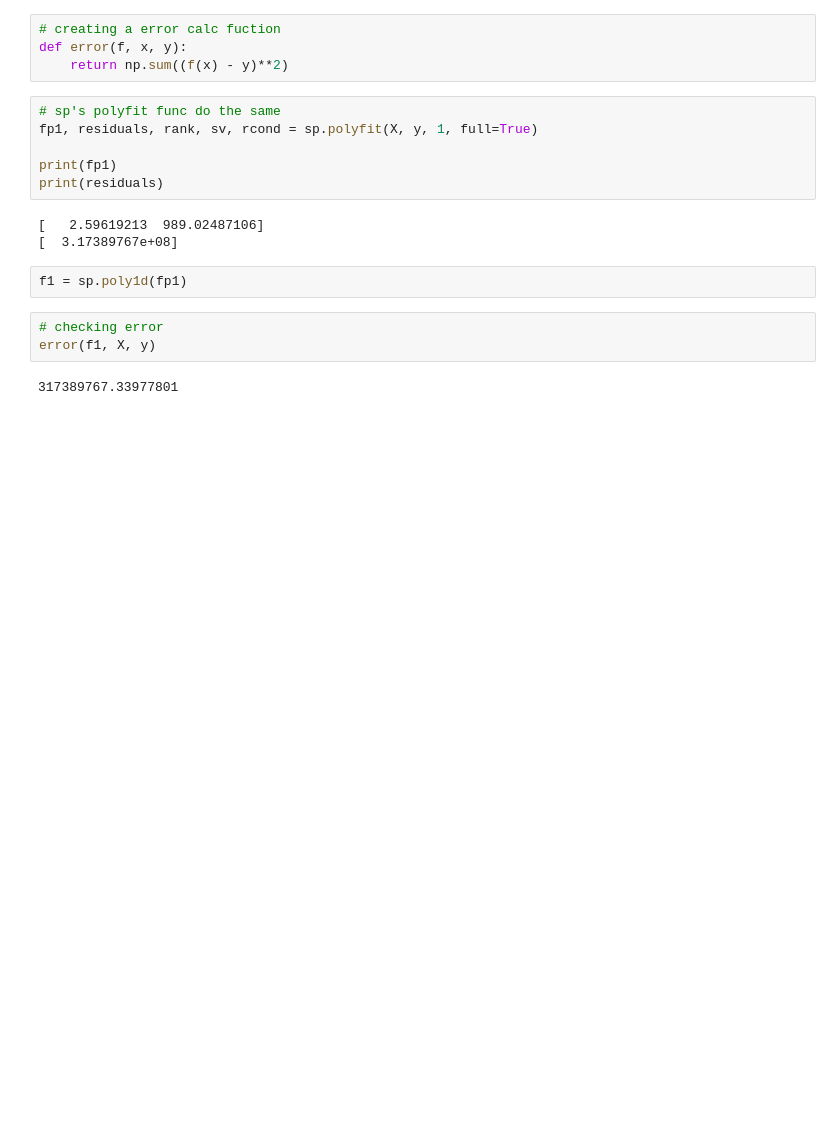
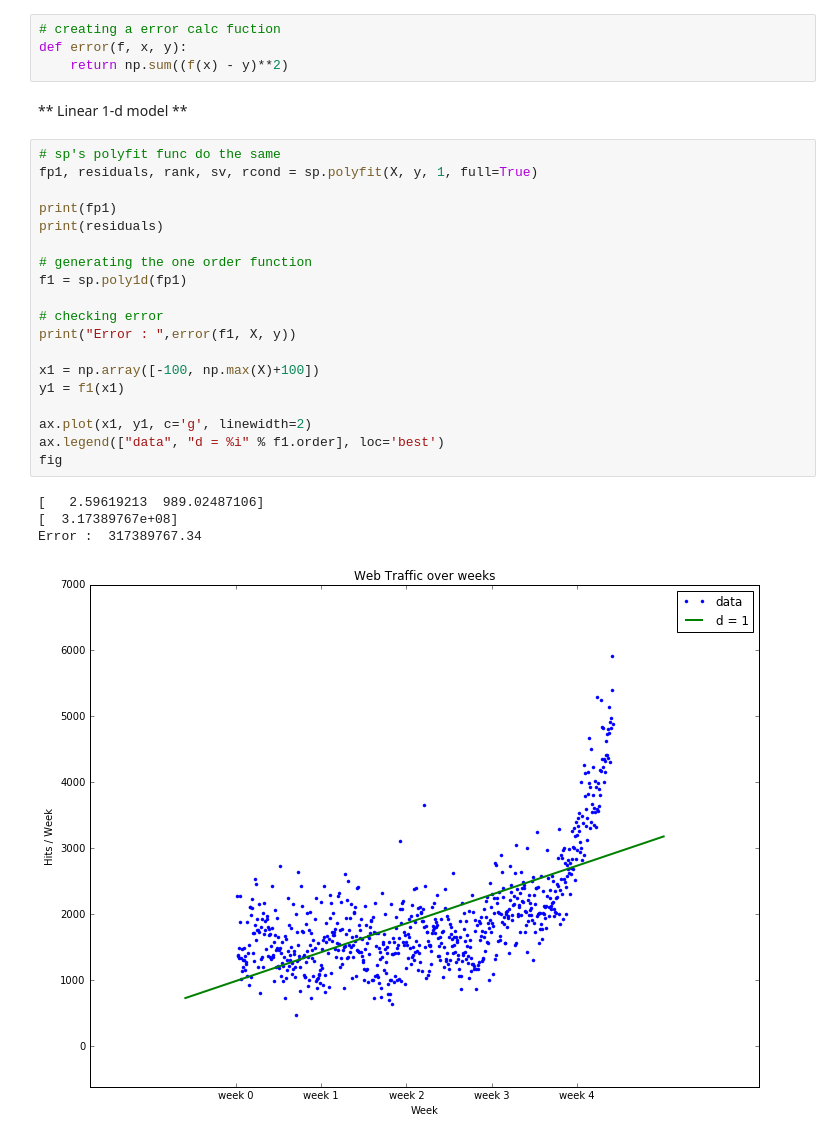
Before and after one commit to atulsingh0/MachineLearning, a Jupyter notebook: BMLSwPython/01_GettingStarted_withPython.ipynb, the cells around one changed output. Saved outputs shown, nothing was run; the diff lists cells and outputs as text; blank space fills up the shorter version.

```diff
--- a/BMLSwPython/01_GettingStarted_withPython.ipynb
+++ b/BMLSwPython/01_GettingStarted_withPython.ipynb
@@ -75,19 +73,29 @@ ax.set_title("Web Traffic over weeks")
 # creating a error calc fuction
 def error(f, x, y):
     return np.sum((f(x) - y)**2)
+# %% [markdown]
+** Linear 1-d model **
 # %%
 # sp's polyfit func do the same
 fp1, residuals, rank, sv, rcond = sp.polyfit(X, y, 1, full=True)
 
 print(fp1)
 print(residuals)
+
+# generating the one order function
+f1 = sp.poly1d(fp1)
+
+# checking error
+print("Error : ",error(f1, X, y))
+
+x1 = np.array([-100, np.max(X)+100])
+y1 = f1(x1)
+
+ax.plot(x1, y1, c='g', linewidth=2)
+ax.legend(["data", "d = %i" % f1.order], loc='best')
+fig
 # %% [output]
 [   2.59619213  989.02487106]
 [  3.17389767e+08]
+Error :  317389767.34
+[figure, added]
-# %%
-f1 = sp.poly1d(fp1)
-# %%
-# checking error
-error(f1, X, y)
-# %% [output]
-317389767.33977801
```
Also changed, not shown: parts of 12 cells of this notebook.
